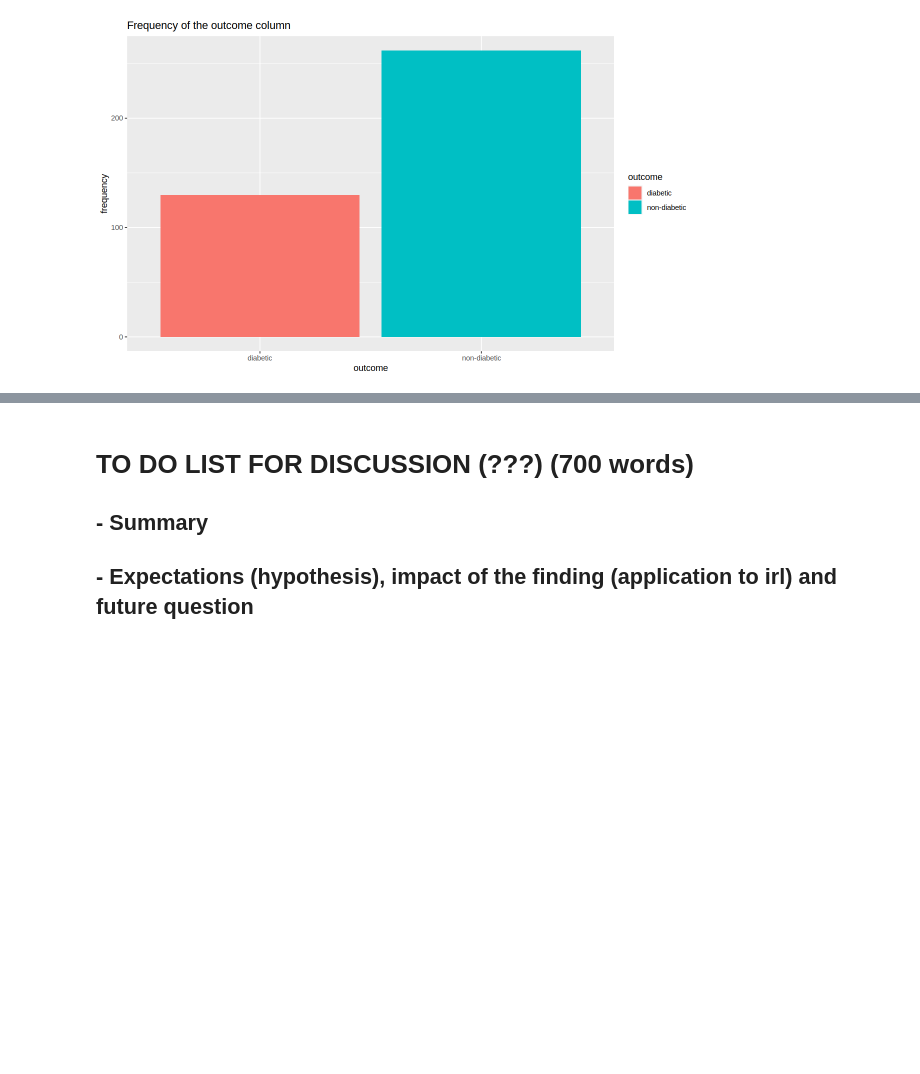
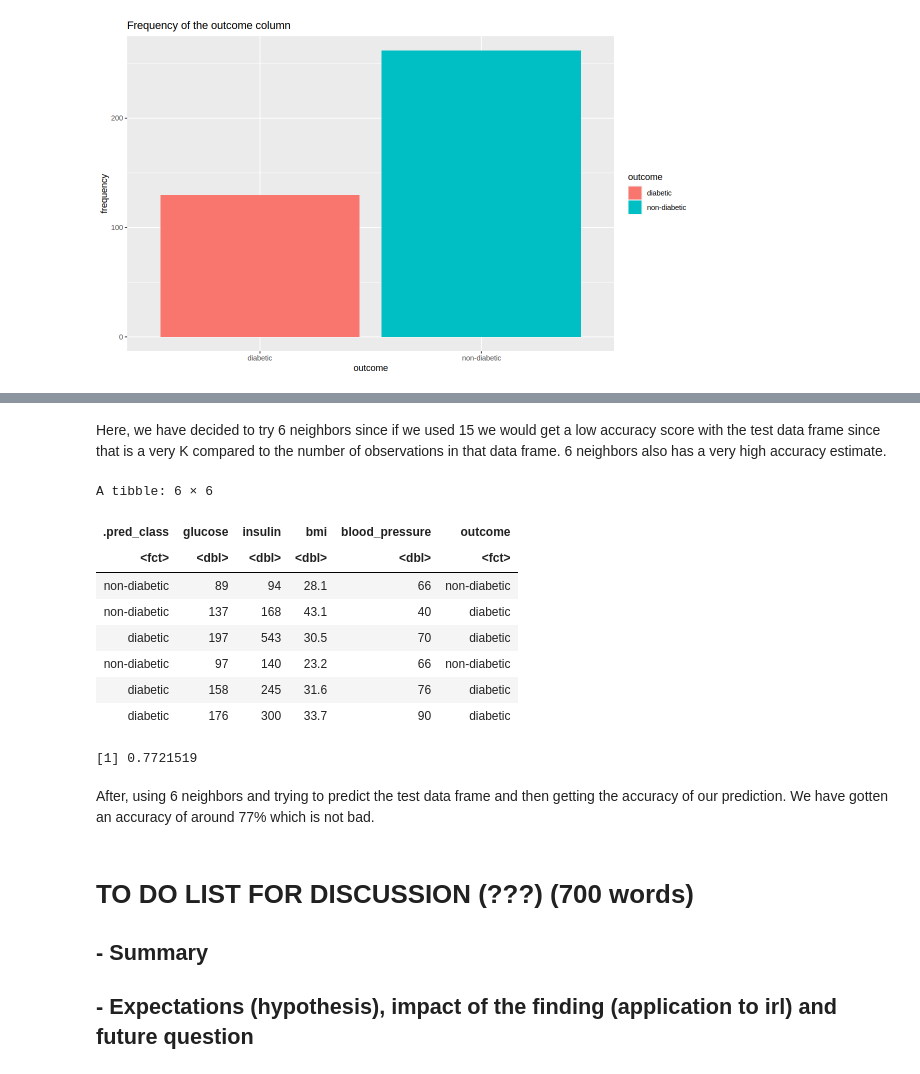
Before and after one commit to narjisaa/dsci-100-2023w1-group-10, a Jupyter notebook: group_project_report.ipynb, the cells around one changed output, grey strips where cells are left out. Saved outputs shown, nothing was run; the diff lists cells and outputs as text; code cells hidden in the pictures; blank space fills up the shorter version.

```diff
--- a/group_project_report.ipynb
+++ b/group_project_report.ipynb
@@ -208,3 +268,37 @@ plot_matrix
+# %% [markdown]
+Here, we have decided to try 6 neighbors since if we used 15 we would get a low accuracy score with the test data frame since that is a very K compared to the number of observations in that data frame. 6 neighbors also has a very high accuracy estimate.
+# %%
+#Knn_ spec with the found K value(stil deciding)
+knn_spec <- nearest_neighbor(weight_func = "rectangular", neighbors = 6) |>
+            set_engine("kknn") |>
+            set_mode("classification")
+#fit the recipe and knn_spec
+knn_fit<-workflow() |>
+             add_recipe(diabetes_recipe) |>
+             add_model(knn_spec) |>
+             fit(data = diabetes_train)
+#predict
+diabetes_test_predictions <- predict(knn_fit, diabetes_test) |>
+                          bind_cols(diabetes_test)
+head(diabetes_test_predictions)
+#accuracy
+diabetes_prediction_accuracy <- diabetes_test_predictions |>
+                        metrics(truth = outcome, estimate = .pred_class)|>
+                        filter(.metric == "accuracy")
+pull(diabetes_prediction_accuracy, .estimate)
+# %% [output]
+A tibble: 6 × 6
+| .pred_class | glucose | insulin | bmi | blood_pressure | outcome |
+| <fct> | <dbl> | <dbl> | <dbl> | <dbl> | <fct> |
+| non-diabetic | 89 | 94 | 28.1 | 66 | non-diabetic |
+| non-diabetic | 137 | 168 | 43.1 | 40 | diabetic |
+| diabetic | 197 | 543 | 30.5 | 70 | diabetic |
+| non-diabetic | 97 | 140 | 23.2 | 66 | non-diabetic |
+| diabetic | 158 | 245 | 31.6 | 76 | diabetic |
+| diabetic | 176 | 300 | 33.7 | 90 | diabetic |
+[1] 0.7721519
+# %% [markdown]
+After, using 6 neighbors and trying to predict the test data frame and then getting the accuracy of our prediction. We have gotten an accuracy of around 77% which is not bad.
 # %% [markdown]
 # **TO DO LIST FOR DISCUSSION** (???) (700 words)
 ## - Summary
```
Also changed, not shown: parts of 31 cells of this notebook.
